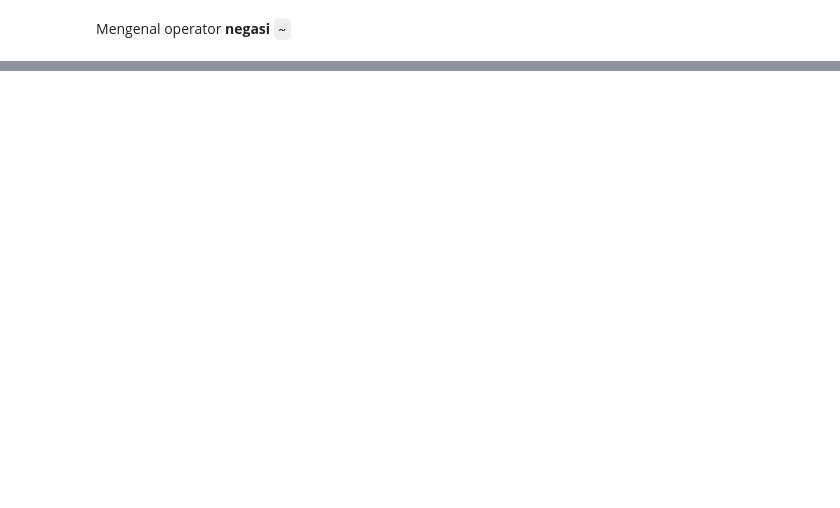
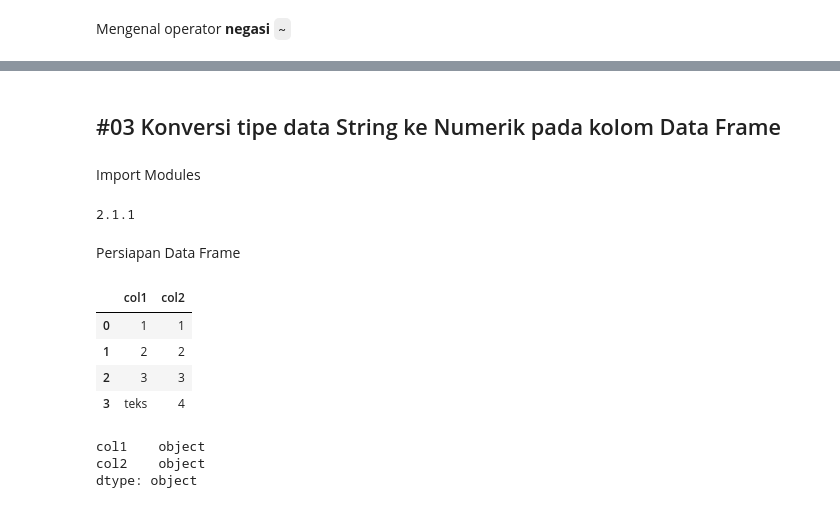
Before and after one commit to ykbintang/Data-Analysis, a Jupyter notebook: Python_Pandas_Tips_n_Tricks.ipynb, the cells around one changed output, grey strips where cells are left out. Drawn from its saved outputs; the diff is of its cells as text; code cells hidden in the pictures; blank space fills up the shorter version.

```diff
--- a/Python_Pandas_Tips_n_Tricks.ipynb
+++ b/Python_Pandas_Tips_n_Tricks.ipynb
@@ -124,0 +124,29 @@ df[~df['A'].isin([1, 3])]
+# %% [markdown]
+## #03 Konversi tipe data String ke Numerik pada kolom Data Frame
+# %% [markdown]
+Import Modules
+# %%
+import pandas as pd
+
+print(pd.__version__)
+# %% [output]
+2.1.1
+# %% [markdown]
+Persiapan Data Frame
+# %%
+data = {'col1':['1', '2', '3', 'teks'],
+        'col2':['1', '2', '3', '4']}
+df = pd.DataFrame(data)
+df
+# %% [output]
+|  | col1 | col2 |
+| 0 | 1 | 1 |
+| 1 | 2 | 2 |
+| 2 | 3 | 3 |
+| 3 | teks | 4 |
+# %%
+df.dtypes
+# %% [output]
+col1    object
+col2    object
+dtype: object
```
Also changed, not shown: parts of 12 cells of this notebook.
